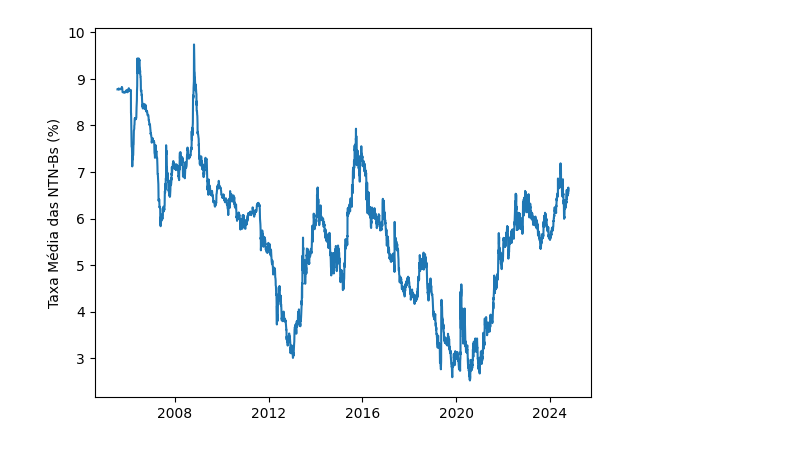
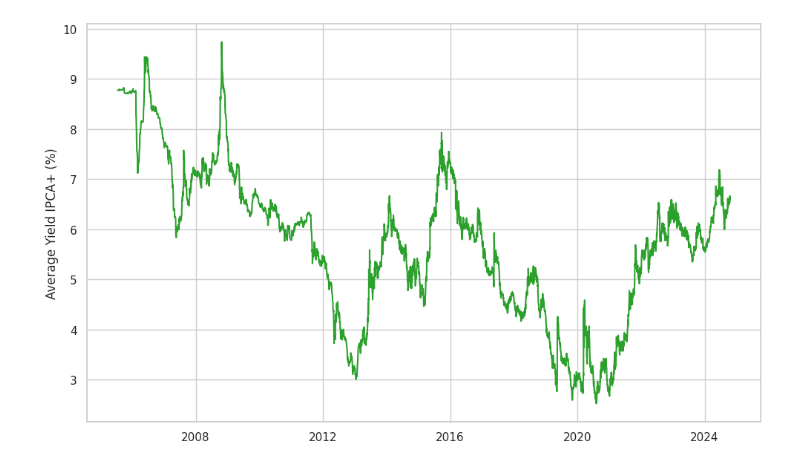
Before and after one commit to ianaraujo/ntnb-ibov-backtest, a Jupyter notebook: backtest.ipynb, the cells around one changed output. Saved outputs shown, nothing was run; the diff lists cells and outputs as text; code cells hidden in the pictures.

```diff
--- a/backtest.ipynb
+++ b/backtest.ipynb
@@ -6,3 +10,5 @@ import matplotlib.pyplot as plt
+# %%
+sns.set_theme(style="whitegrid")
 # %%
 TAXAS_URL = 'https://www.tesourotransparente.gov.br/ckan/dataset/df56aa42-484a-4a59-8184-7676580c81e3/resource/796d2059-14e9-44e3-80c9-2d9e30b405c1/download/PrecoTaxaTesouroDireto.csv'
 
@@ -27,12 +33,18 @@ taxas_ipca
 # %%
 taxas_ipca['Data Base'] =  pd.to_datetime(taxas_ipca['Data Base'], dayfirst=True)
 taxas_ipca_diario = taxas_ipca.groupby(['Data Base'])['Taxa Compra Manha'].mean()
 
-plt.plot(taxas_ipca_diario, color='tab:blue')
-plt.ylabel('Taxa Média das NTN-Bs (%)')
+plt.figure(figsize=(10, 6))
+
+sns.lineplot(data=taxas_ipca_diario, color='tab:green')
+
+plt.ylabel('Average Yield IPCA+ (%)', fontsize=12)
+plt.xlabel('', fontsize=12)
+
+plt.tight_layout()
 plt.show()
 # %% [output]
-[figure, old version]
+[figure, new version]
 # %%
 ibov_prices = yf.Ticker('^BVSP').history(start=taxas_ipca_diario.index[0])['Close']
 ibov_prices.index = pd.to_datetime(ibov_prices.index).date
```
Also changed, not shown: parts of 9 cells of this notebook.
